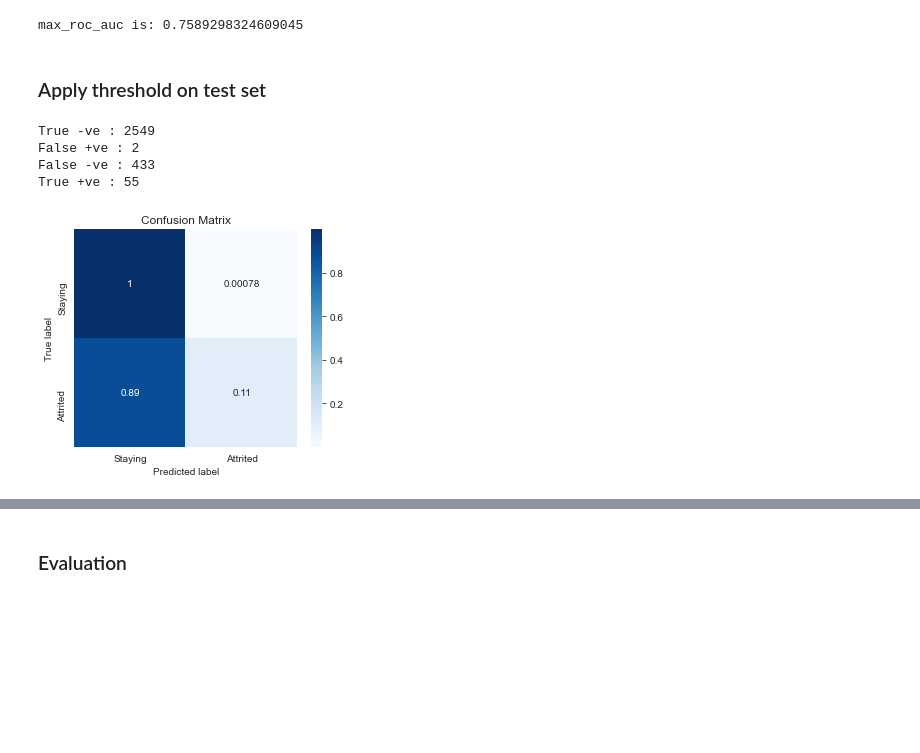
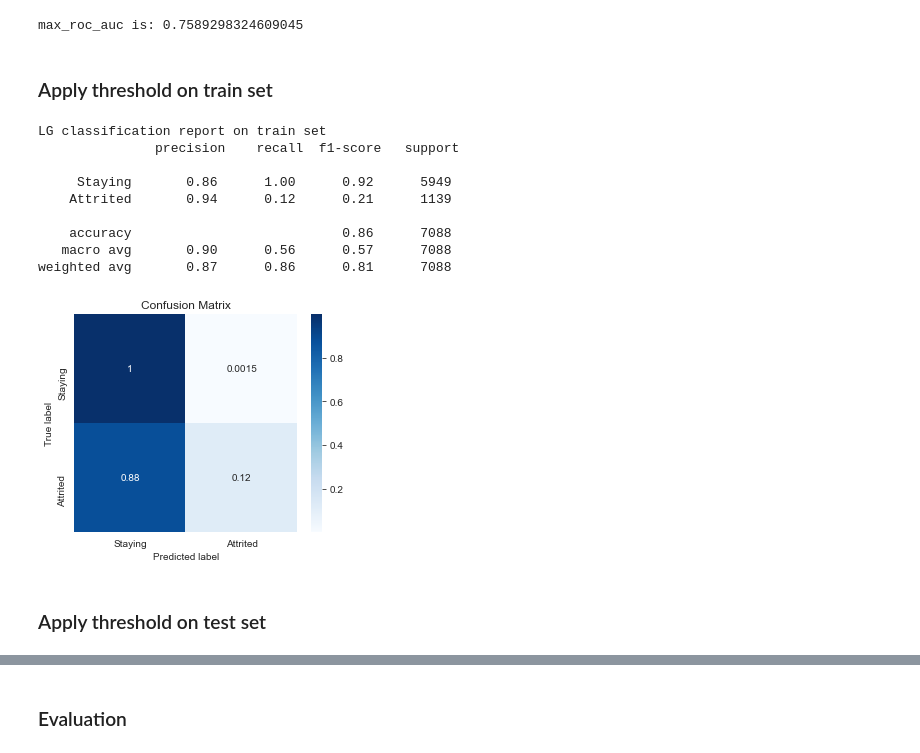
Before and after one commit to shaisid01/Data-Science, a Jupyter notebook: CapstoneProjects/Capstone 2/Notebooks/05_modeling.ipynb, the cells around one changed output, grey strips where cells are left out. Saved outputs shown, nothing was run; the diff lists cells and outputs as text; code cells hidden in the pictures; blank space fills up the shorter version.

```diff
--- a/CapstoneProjects/Capstone 2/Notebooks/05_modeling.ipynb
+++ b/CapstoneProjects/Capstone 2/Notebooks/05_modeling.ipynb
@@ -638,6 +624,25 @@ lg_thresh_idx, lg_max_score = max_thresh(lg_roc_auc)
 print(f'max_roc_auc is: {lg_max_score}')
 # %% [output]
 max_roc_auc is: 0.7589298324609045
+# %% [markdown]
+### Apply threshold on train set
+# %%
+lg_train_labels = np.where(y_proba_lg >= lg_max_score, 1, 0)
+# %%
+plot_Confusionmatrix(y_train,lg_train_labels)
+y_class_report = metrics.classification_report(y_train,lg_train_labels,zero_division=1, target_names=["Staying","Attrited"])
+print("LG classification report on train set\n", y_class_report )
+# %% [output]
+LG classification report on train set
+               precision    recall  f1-score   support
+
+     Staying       0.86      1.00      0.92      5949
+    Attrited       0.94      0.12      0.21      1139
+
+    accuracy                           0.86      7088
+   macro avg       0.90      0.56      0.57      7088
+weighted avg       0.87      0.86      0.81      7088
+[figure, added]
 # %% [markdown]
 ### Apply threshold on test set
 # %%
@@ -645,13 +650,6 @@ lg_test_predict = log_best_estimator.predict_proba(X_test)
 # %%
 lg_test_labels = np.where(lg_test_predict[:,1] >= lg_max_score, 1, 0)
 # %%
-plot_Confusionmatrix(y_test,lg_test_labels)
-tn, fp, fn, tp = metrics.confusion_matrix(y_test,lg_test_labels).ravel()
-print(f"True -ve : {tn}\nFalse +ve : {fp}\nFalse -ve : {fn}\nTrue +ve : {tp}\n")
+#tn, fp, fn, tp = metrics.confusion_matrix(y_test,lg_test_labels).ravel()
+#print(f"True -ve : {tn}\nFalse +ve : {fp}\nFalse -ve : {fn}\nTrue +ve : {tp}\n")
-# %% [output]
-True -ve : 2549
-False +ve : 2
-False -ve : 433
-True +ve : 55
-[figure, removed]
 # %%
```
Also changed, not shown: parts of 54 cells of this notebook, 4 other files.
